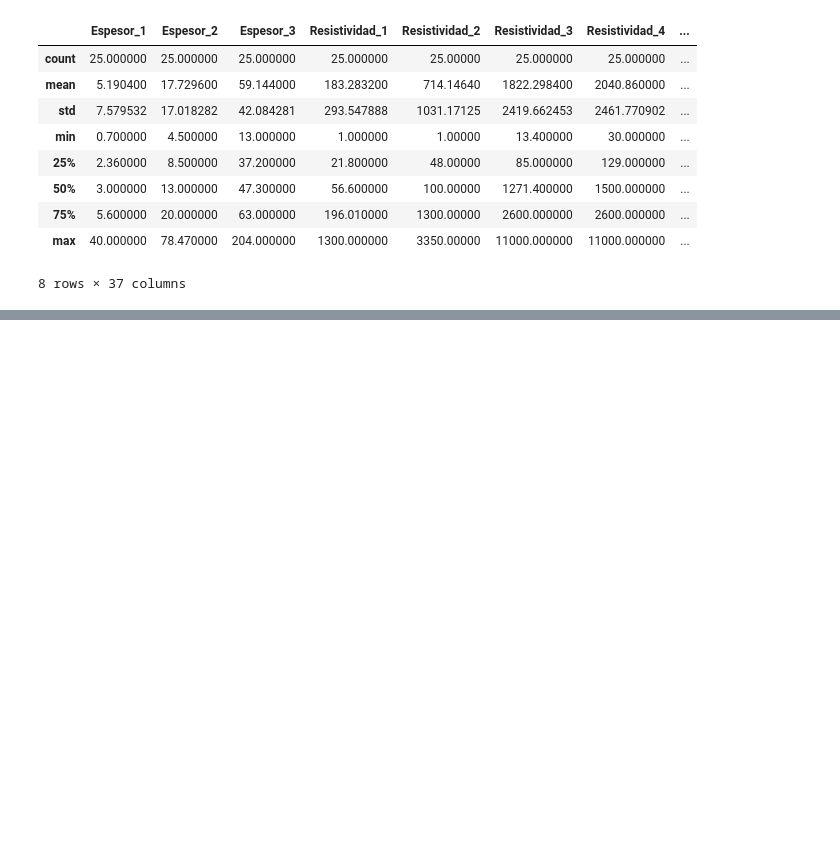
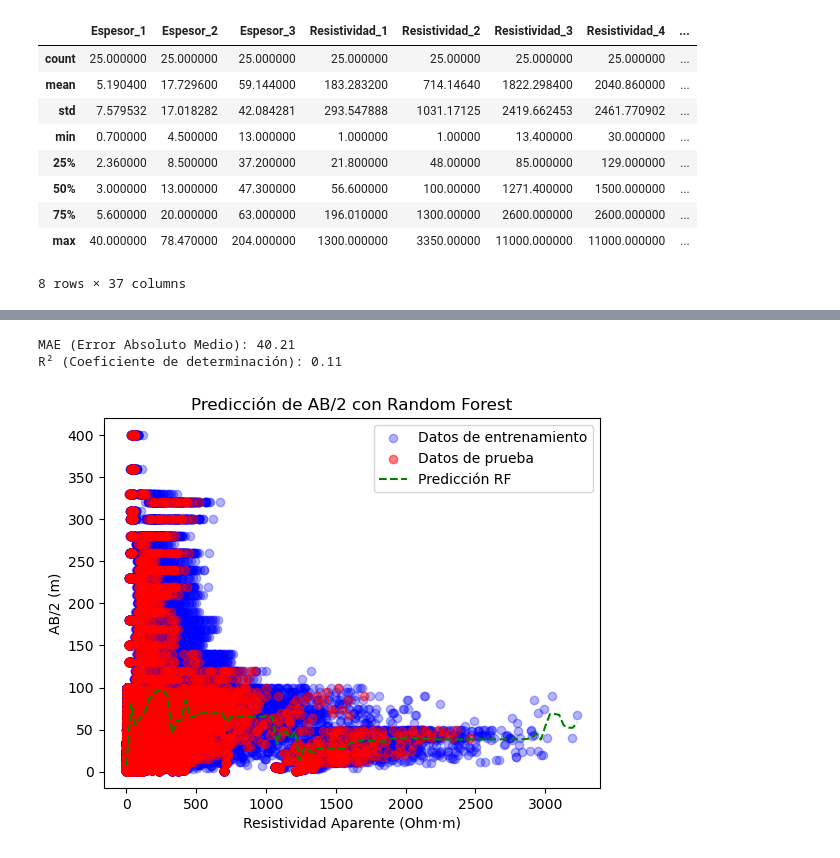
Before and after one commit to JuanJT117/TESIS-MCD, a Jupyter notebook: WorkWorkWork/Datos_Sinteticos_AB2.ipynb, the cells around one changed output, grey strips where cells are left out. Saved outputs shown, nothing was run; the diff lists cells and outputs as text; code cells hidden in the pictures; blank space fills up the shorter version.

```diff
--- a/WorkWorkWork/Datos_Sinteticos_AB2.ipynb
+++ b/WorkWorkWork/Datos_Sinteticos_AB2.ipynb
@@ -338,0 +407,49 @@ df.describe()
+# %%
+#datos de entrada
+df = pd.read_csv("Simulacion-Rha-sintetica-Tesina-MCD-.csv")
+
+df["Modelo_ID"] = df["Modelo_ID"].astype("category")
+df["AB2"] = df["AB2"].astype(np.float32)
+df["Resistividad_Aparente"] = df["Resistividad_Aparente"].astype(np.float32)
+
+# LA VARIABLE DE ENTRADA ES LA RESISTIVIDAD APARENTE mientras que la variable objetivo es AB/2
+X = df[['Resistividad_Aparente']]
+y = df['AB2']
+groups = df["Modelo_ID"]
+
+# dividimos por grupos para entrenamiento y prueba
+gss = GroupShuffleSplit(n_splits=1, test_size=0.1, random_state=42)
+train_idx, test_idx = next(gss.split(X, y, groups))
+
+X_train, X_test = X.iloc[train_idx], X.iloc[test_idx]
+y_train, y_test = y.iloc[train_idx], y.iloc[test_idx]
+
+# modelo de entrenamiento, consideramos 500 arboles y una profundidad de 10 y na semilla de 42
+rf_inverse = RandomForestRegressor(n_estimators=300, max_depth=7, n_jobs=-1, random_state=42)
+rf_inverse.fit(X_train, y_train)
+
+#etapa de evañlucion del modelo
+y_pred = rf_inverse.predict(X_test)
+mae = mean_absolute_error(y_test, y_pred)
+r2 = r2_score(y_test, y_pred)
+
+#resultados del entrenamiento y grafica de los datos
+
+print(f"MAE (Error Absoluto Medio): {mae:.2f}")
+print(f"R² (Coeficiente de determinación): {r2:.2f}")
+
+X_pred = np.linspace(min(X_train['Resistividad_Aparente']), max(X_train['Resistividad_Aparente']), 100).reshape(-1, 1)
+y_predicted = rf_inverse.predict(X_pred)
+
+plt.scatter(X_train, y_train, label="Datos de entrenamiento", color="blue", alpha=0.3)
+plt.scatter(X_test, y_test, label="Datos de prueba", color="red", alpha=0.5)
+plt.plot(X_pred, y_predicted, label="Predicción RF", color="green", linestyle="dashed")
+plt.xlabel("Resistividad Aparente (Ohm·m)")
+plt.ylabel("AB/2 (m)")
+plt.title("Predicción de AB/2 con Random Forest")
+plt.legend()
+plt.show()
+# %% [output]
+MAE (Error Absoluto Medio): 40.21
+R² (Coeficiente de determinación): 0.11
+[figure, added]
```
Also changed, not shown: parts of 22 cells of this notebook, 8 other files.
